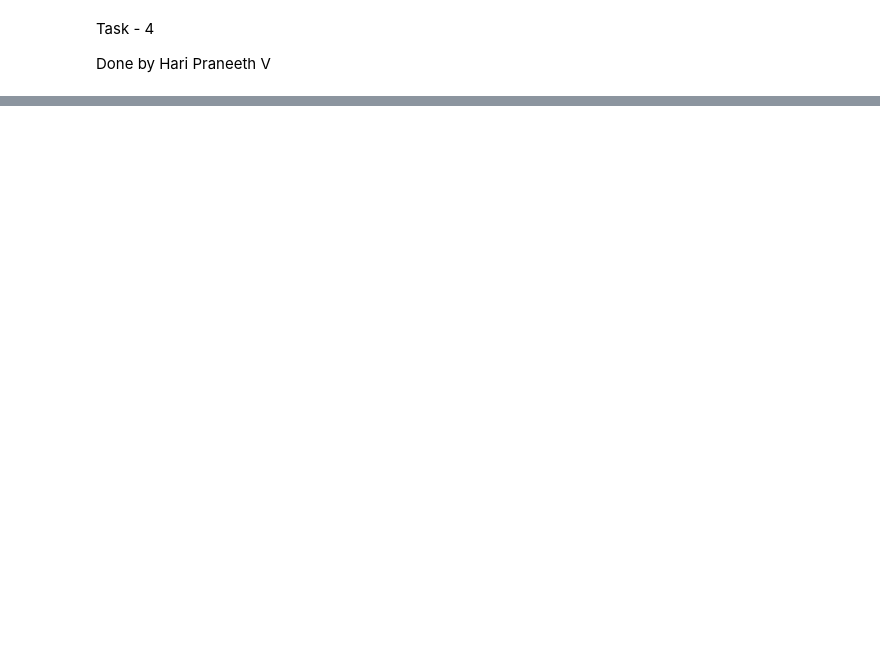
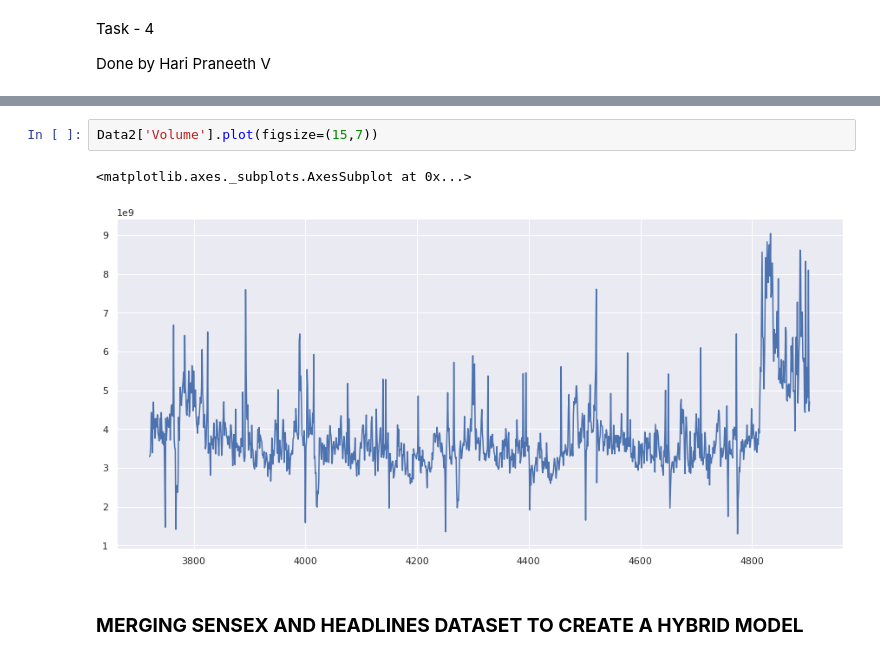
Before and after one commit to vhpraneeth/The-Sparks-Foundation, a Jupyter notebook: Task_4.ipynb, the cells around one changed output, grey strips where cells are left out. Saved outputs shown, nothing was run; the diff lists cells and outputs as text; blank space fills up the shorter version.

```diff
--- a/Task_4.ipynb
+++ b/Task_4.ipynb
@@ -516,0 +464,7 @@ Size of the dataset I used for analyzing: 5000 rows
+# %%
+Data2['Volume'].plot(figsize=(15,7))
+# %% [output]
+<matplotlib.axes._subplots.AxesSubplot at 0x...>
+[figure, added]
+# %% [markdown]
+### **MERGING SENSEX AND HEADLINES DATASET TO CREATE A HYBRID MODEL**
```
Also changed, not shown: parts of 131 cells of this notebook.
